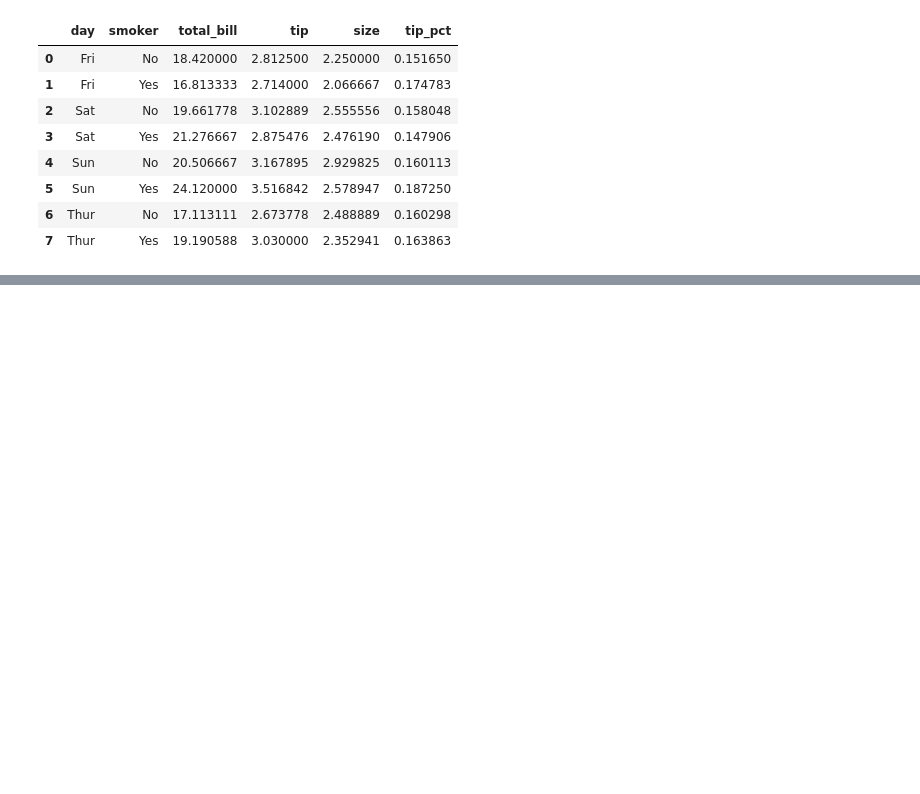
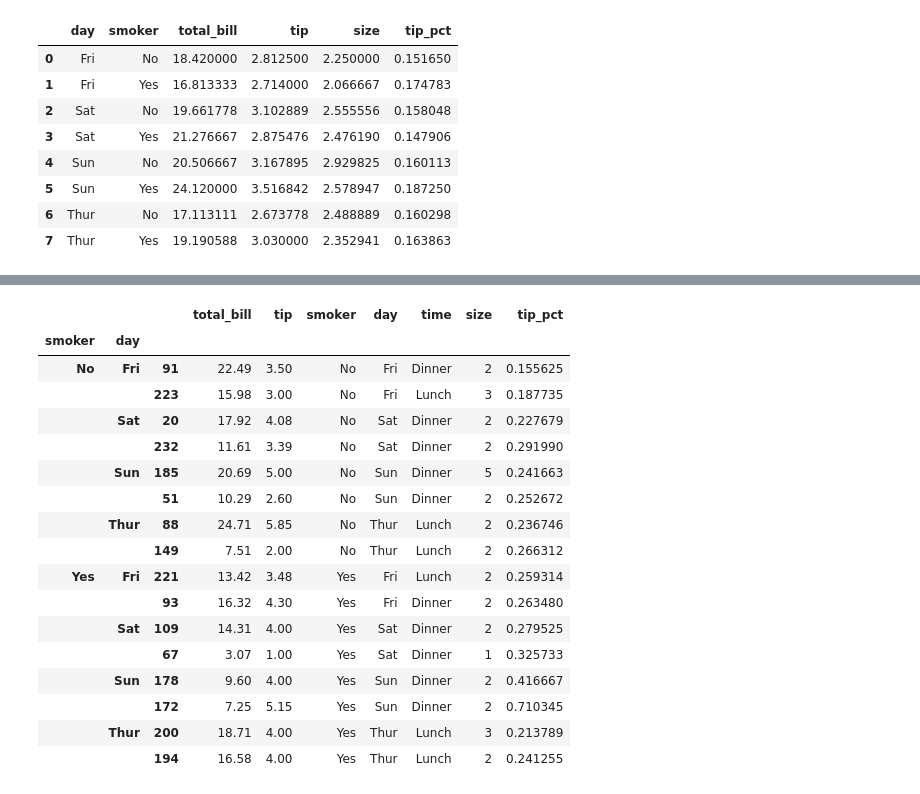
Before and after one commit to rumourcy/DA, a Jupyter notebook: pydata/chapter10.ipynb, the cells around one changed output, grey strips where cells are left out. Saved outputs shown, nothing was run; the diff lists cells and outputs as text; code cells hidden in the pictures; blank space fills up the shorter version.

```diff
--- a/pydata/chapter10.ipynb
+++ b/pydata/chapter10.ipynb
@@ -550,3 +554,6 @@ result.reset_index()
 | 5 | Sun | Yes | 24.120000 | 3.516842 | 2.578947 | 0.187250 |
 | 6 | Thur | No | 17.113111 | 2.673778 | 2.488889 | 0.160298 |
 | 7 | Thur | Yes | 19.190588 | 3.030000 | 2.352941 | 0.163863 |
+# %%
+def top(df, n=5, column='tip_pct'):
+    return df.sort_values(by=column)[-n:]
@@ -552,0 +585,21 @@ result.reset_index()
+# %%
+tips.groupby(['smoker', 'day']).apply(top, n=2, column='tip_pct')
+# %% [output]
+|  |  |  | total_bill | tip | smoker | day | time | size | tip_pct |
+| smoker | day |  |  |  |  |  |  |  |  |
+| No | Fri | 91 | 22.49 | 3.50 | No | Fri | Dinner | 2 | 0.155625 |
+|  |  | 223 | 15.98 | 3.00 | No | Fri | Lunch | 3 | 0.187735 |
+|  | Sat | 20 | 17.92 | 4.08 | No | Sat | Dinner | 2 | 0.227679 |
+|  |  | 232 | 11.61 | 3.39 | No | Sat | Dinner | 2 | 0.291990 |
+|  | Sun | 185 | 20.69 | 5.00 | No | Sun | Dinner | 5 | 0.241663 |
+|  |  | 51 | 10.29 | 2.60 | No | Sun | Dinner | 2 | 0.252672 |
+|  | Thur | 88 | 24.71 | 5.85 | No | Thur | Lunch | 2 | 0.236746 |
+|  |  | 149 | 7.51 | 2.00 | No | Thur | Lunch | 2 | 0.266312 |
+| Yes | Fri | 221 | 13.42 | 3.48 | Yes | Fri | Lunch | 2 | 0.259314 |
+|  |  | 93 | 16.32 | 4.30 | Yes | Fri | Dinner | 2 | 0.263480 |
+|  | Sat | 109 | 14.31 | 4.00 | Yes | Sat | Dinner | 2 | 0.279525 |
+|  |  | 67 | 3.07 | 1.00 | Yes | Sat | Dinner | 1 | 0.325733 |
+|  | Sun | 178 | 9.60 | 4.00 | Yes | Sun | Dinner | 2 | 0.416667 |
+|  |  | 172 | 7.25 | 5.15 | Yes | Sun | Dinner | 2 | 0.710345 |
+|  | Thur | 200 | 18.71 | 4.00 | Yes | Thur | Lunch | 3 | 0.213789 |
+|  |  | 194 | 16.58 | 4.00 | Yes | Thur | Lunch | 2 | 0.241255 |
```
Also changed, not shown: parts of 65 cells of this notebook, 1 other file.
